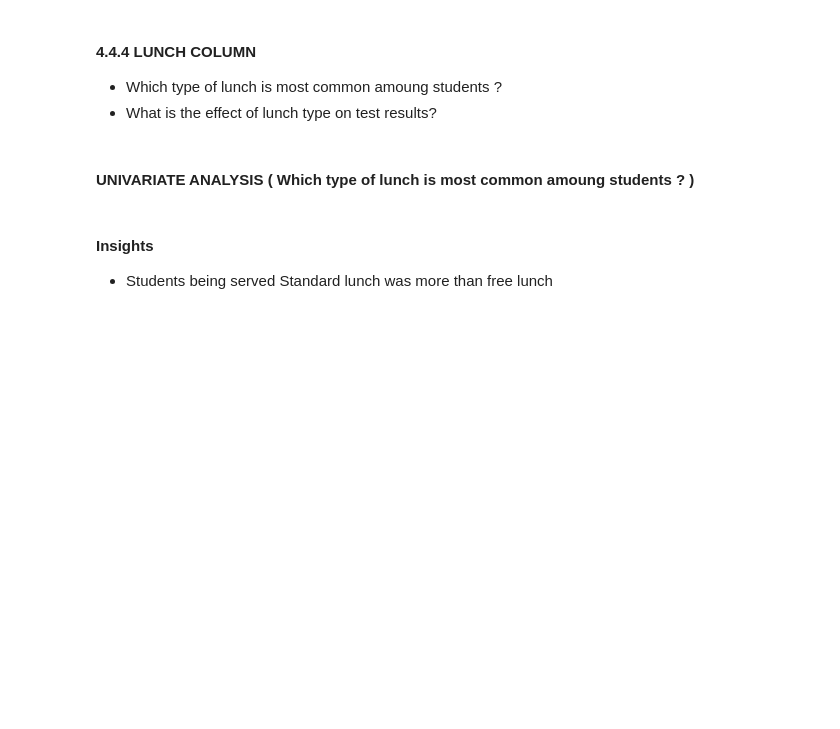
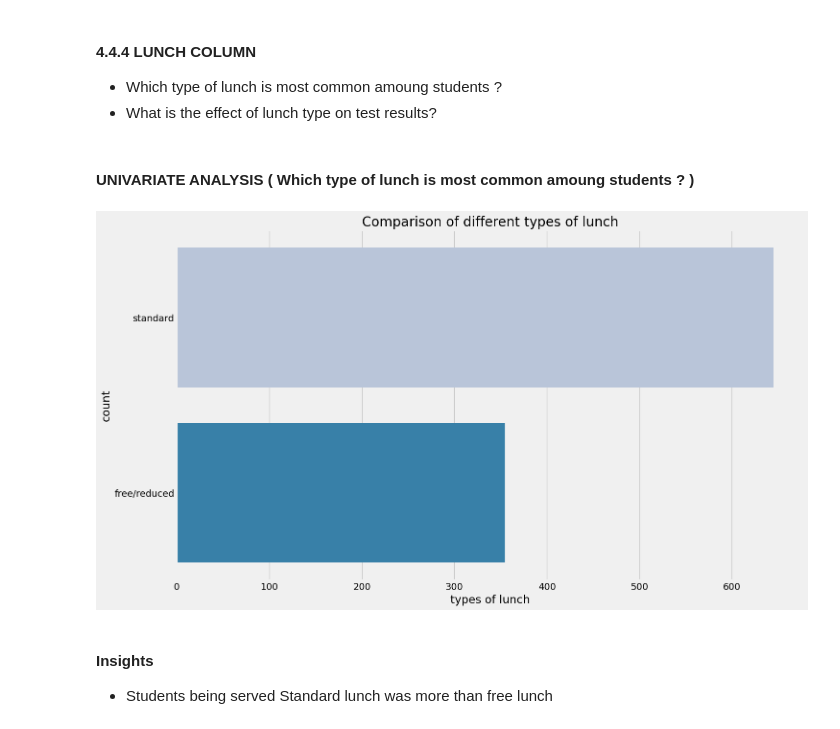
Before and after one commit to KHERCHOUCHE-ANOUAR/mlproject, a Jupyter notebook: notebook/1 . EDA STUDENT PERFORMANCE .ipynb, the cells around one changed output. Cells and saved outputs as stored; diff of their text form; code cells hidden in the pictures; blank space fills up the shorter version.

```diff
--- a/notebook/1 . EDA STUDENT PERFORMANCE .ipynb
+++ b/notebook/1 . EDA STUDENT PERFORMANCE .ipynb
@@ -551,12 +545,13 @@ plt.show()
 #### UNIVARIATE ANALYSIS ( Which type of lunch is most common amoung students ? )
 # %%
 plt.rcParams['figure.figsize'] = (15, 9)
-plt.style.use('seaborn-talk')
 sns.countplot(df['lunch'], palette = 'PuBu')
 plt.title('Comparison of different types of lunch', fontweight = 30, fontsize = 20)
 plt.xlabel('types of lunch')
 plt.ylabel('count')
 plt.show()
+# %% [output]
+[figure, added]
 # %% [markdown]
 #### Insights
 - Students being served Standard lunch was more than free lunch
```
Also changed, not shown: parts of 12 cells of this notebook, 2 other files.
